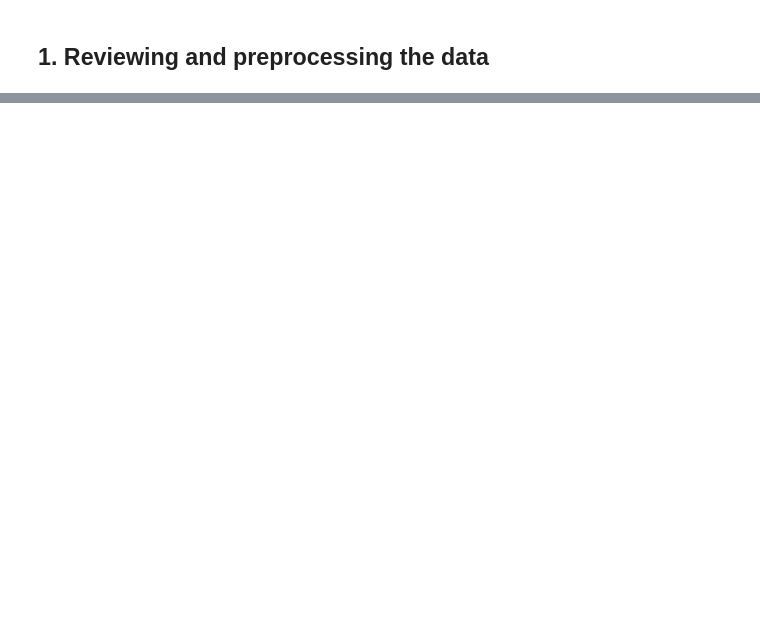
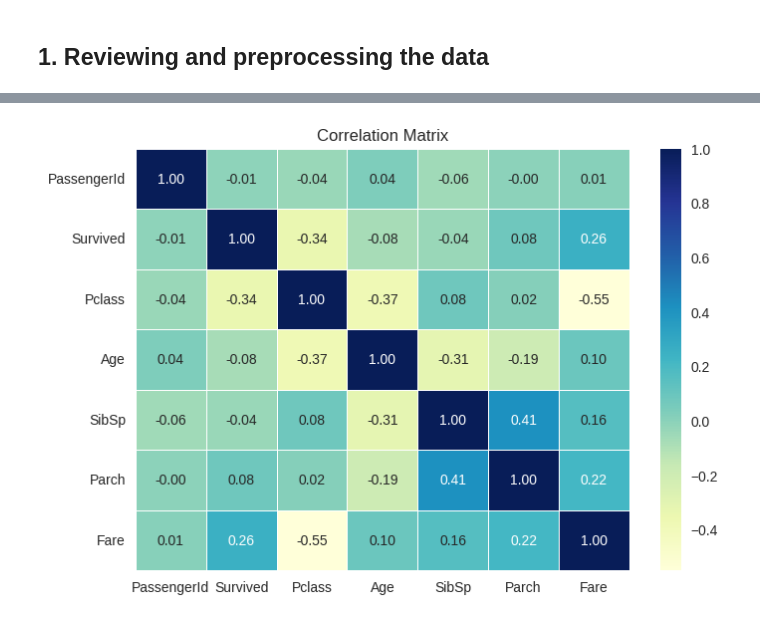
Before and after one commit to fadlalla0/Kaggle-Competitions, a Jupyter notebook: Titanic/Titanic-disaster.ipynb, the cells around one changed output, grey strips where cells are left out. Drawn from its saved outputs; the diff is of its cells as text; code cells hidden in the pictures; blank space fills up the shorter version.

```diff
--- a/Titanic/Titanic-disaster.ipynb
+++ b/Titanic/Titanic-disaster.ipynb
@@ -7,8 +7,12 @@ import numpy as np
 from sklearn.ensemble import RandomForestClassifier
 from sklearn.metrics import classification_report, confusion_matrix, accuracy_score
 from sklearn.model_selection import train_test_split
-from sklearn import preprocessing
 from sklearn.linear_model import LogisticRegression
-plt.style.use("seaborn")
+from sklearn.model_selection import RandomizedSearchCV
+from sklearn.neighbors import KNeighborsClassifier
+from sklearn.preprocessing import OneHotEncoder
+from sklearn.compose import ColumnTransformer
+
+import seaborn as sns
 # %% [markdown]
 ## 1. Reviewing and preprocessing the data
@@ -278,0 +55,10 @@ df.to_csv("submission.csv", index=False)
+# %%
+corr_matrix = train.corr()
+sns.heatmap(corr_matrix,
+           annot=True,
+           cmap="YlGnBu",
+           linewidths=.5,
+           fmt="0.2f")
+plt.title("Correlation Matrix");
+# %% [output]
+[figure, added]
```
Also changed, not shown: parts of 62 cells of this notebook, 3 other files.
